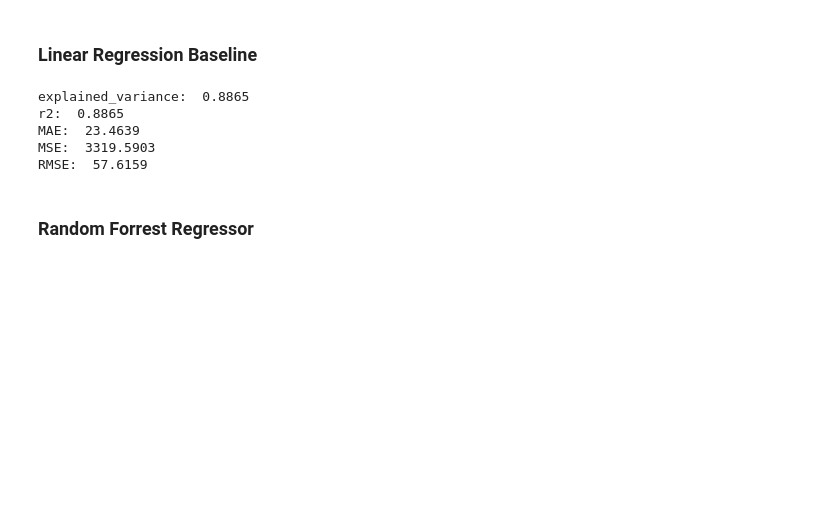
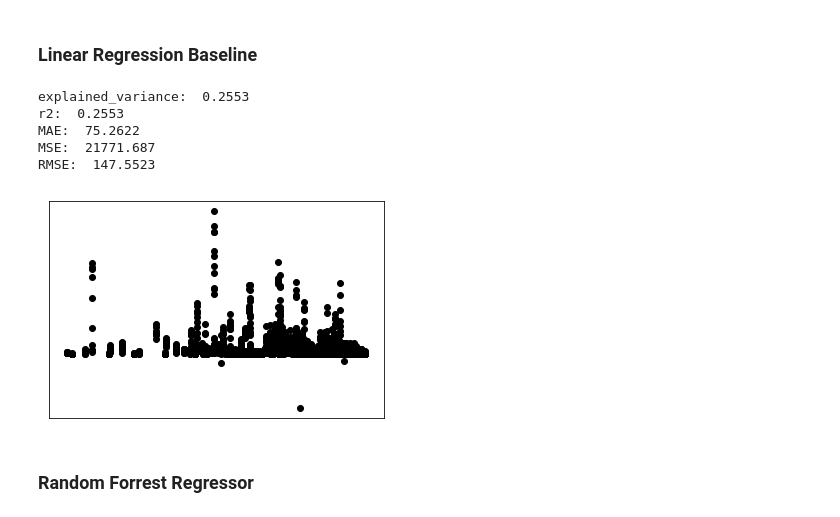
Before and after one commit to endric-daues/stanford_datathon, a Jupyter notebook: submission/random_forrest_regressor.ipynb, the cells around one changed output. Cells and saved outputs as stored; diff of their text form; code cells hidden in the pictures; blank space fills up the shorter version.

```diff
--- a/submission/random_forrest_regressor.ipynb
+++ b/submission/random_forrest_regressor.ipynb
@@ -224,7 +224,7 @@ features = ['median_home_dwell_time',
        'mean_home_dwell_time', 'mean_non_home_dwell_time',
        'completely_home_device_count', 'part_time_work_behavior_devices',
        'full_time_work_behavior_devices', 'delivery_behavior_devices', 'low_inc',
-       'white', 'pop_density','pop','cases']
+       'white', 'pop_density']#,'cases']
 value = ['shifted']
 # %%
 x_train,x_test,y_train,y_test = train_test_split(matrix[features], matrix[value], test_size=0.2, random_state=42)
@@ -255,11 +255,21 @@ def regression_results(y_true, y_pred):
 # %%
 regression_results(y_test,y_pred)
 # %% [output]
-explained_variance:  0.8865
-r2:  0.8865
-MAE:  23.4639
-MSE:  3319.5903
-RMSE:  57.6159
+explained_variance:  0.2553
+r2:  0.2553
+MAE:  75.2622
+MSE:  21771.687
+RMSE:  147.5523
+# %%
+plt.scatter(x_train.white, y_train.values.reshape(len(y_train)),  color='black')
+#plt.plot(x_test.pop_density, list(regr.coef_[0])[-1]*x_test.pop_density + regr.intercept_, color='blue', linewidth=1)
+
+plt.xticks(())
+plt.yticks(())
+
+plt.show()
+# %% [output]
+[figure, added]
 # %% [markdown]
 ### Random Forrest Regressor
 # %%
```
Also changed, not shown: parts of 5 cells of this notebook.
